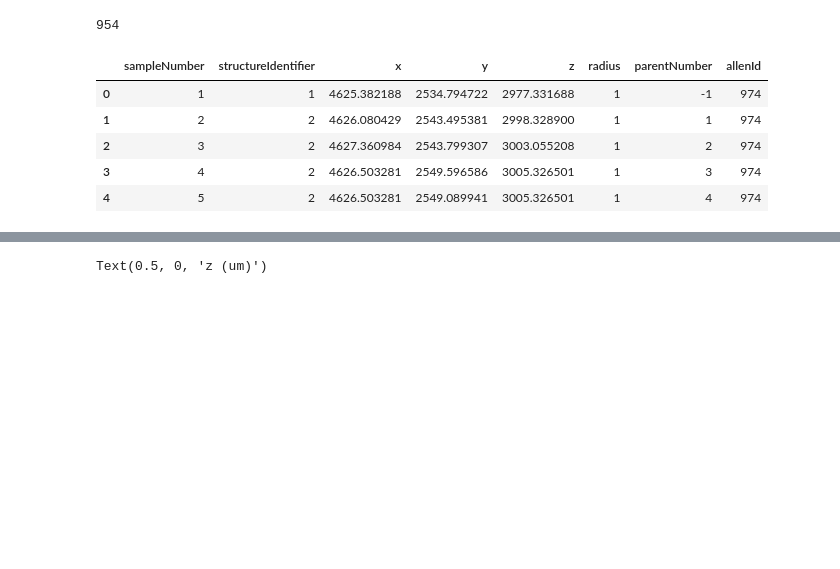
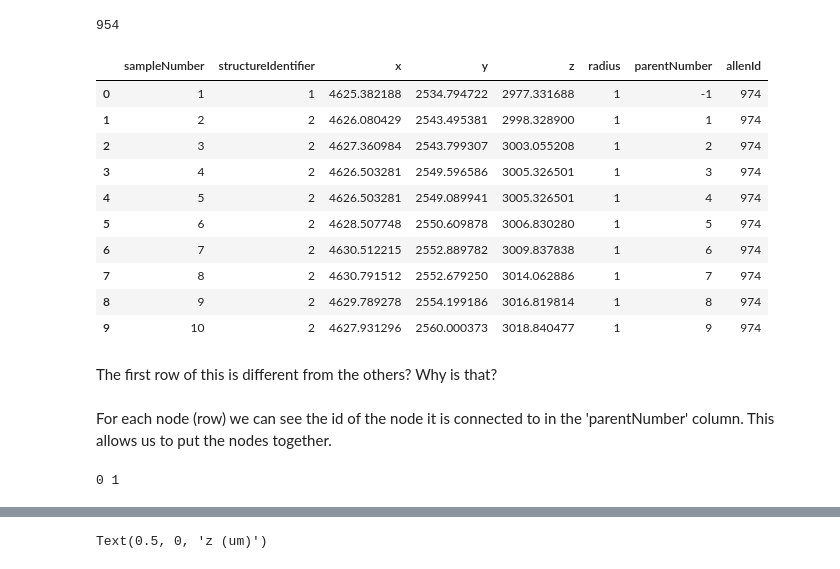
Before and after one commit to AllenNeuralDynamics/CNC-Exaspim-Workshop, a Jupyter notebook: code/Morphology.ipynb, the cells around one changed output, grey strips where cells are left out. Drawn from its saved outputs; the diff is of its cells as text; code cells hidden in the pictures; blank space fills up the shorter version.

```diff
--- a/code/Morphology.ipynb
+++ b/code/Morphology.ipynb
@@ -17,11 +23,27 @@ len(dendrites)
 # %% [output]
 954
 # %%
-axons.head()
+axons.head(n=10)
 # %% [output]
 |  | sampleNumber | structureIdentifier | x | y | z | radius | parentNumber | allenId |
 | 0 | 1 | 1 | 4625.382188 | 2534.794722 | 2977.331688 | 1 | -1 | 974 |
 | 1 | 2 | 2 | 4626.080429 | 2543.495381 | 2998.328900 | 1 | 1 | 974 |
 | 2 | 3 | 2 | 4627.360984 | 2543.799307 | 3003.055208 | 1 | 2 | 974 |
 | 3 | 4 | 2 | 4626.503281 | 2549.596586 | 3005.326501 | 1 | 3 | 974 |
 | 4 | 5 | 2 | 4626.503281 | 2549.089941 | 3005.326501 | 1 | 4 | 974 |
+| 5 | 6 | 2 | 4628.507748 | 2550.609878 | 3006.830280 | 1 | 5 | 974 |
+| 6 | 7 | 2 | 4630.512215 | 2552.889782 | 3009.837838 | 1 | 6 | 974 |
+| 7 | 8 | 2 | 4630.791512 | 2552.679250 | 3014.062886 | 1 | 7 | 974 |
+| 8 | 9 | 2 | 4629.789278 | 2554.199186 | 3016.819814 | 1 | 8 | 974 |
+| 9 | 10 | 2 | 4627.931296 | 2560.000373 | 3018.840477 | 1 | 9 | 974 |
+# %% [markdown]
+The first row of this is different from the others? Why is that?
+# %% [markdown]
+For each node (row) we can see the id of the node it is connected to in the 'parentNumber' column. This allows us to put the nodes together.
+# %%
+i=1
+parent_number = axons.parentNumber[i]
+parent_index = axons[axons.sampleNumber==parent_number].index.values[0]
+print(parent_index, parent_number)
+# %% [output]
+0 1
```
Also changed, not shown: parts of 51 cells of this notebook, 2 other files.
